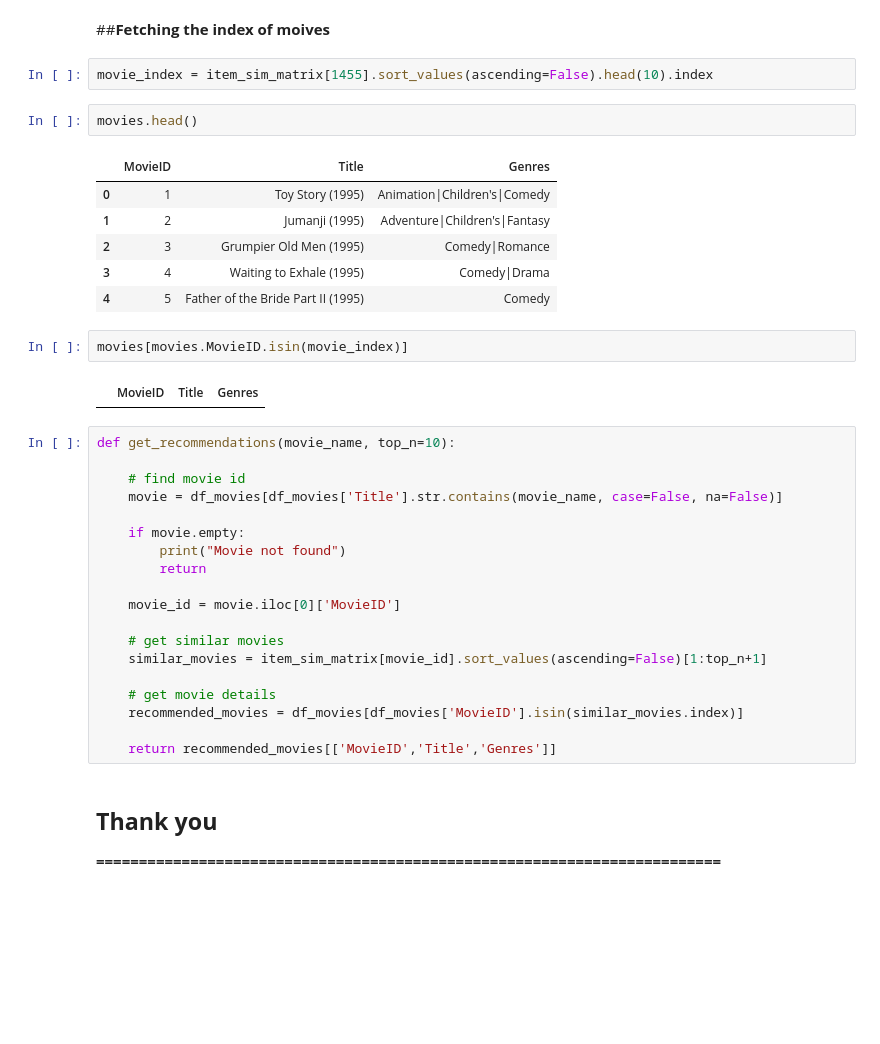
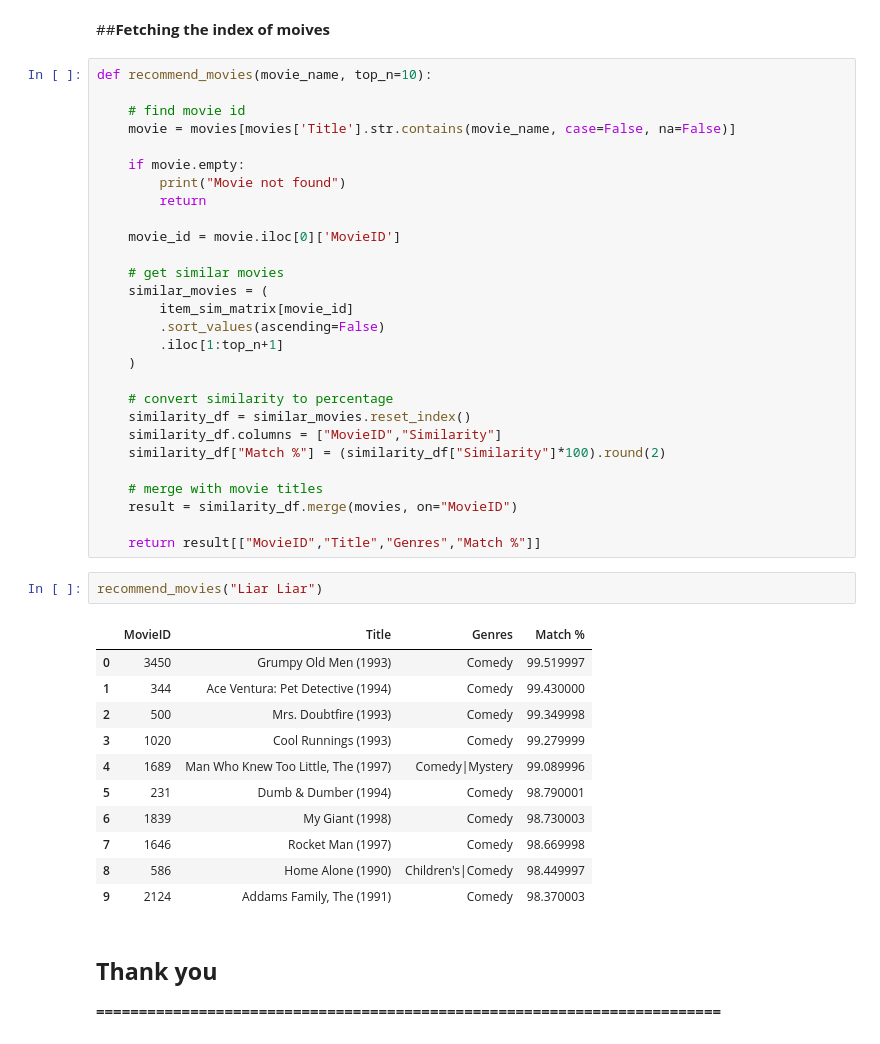
Before and after one commit to Sujan-Sawant/Zee-Recommender-System, a Jupyter notebook: ZEE.ipynb, the cells around one changed output. Cells and saved outputs as stored; diff of their text form; blank space fills up the shorter version.

```diff
--- a/ZEE.ipynb
+++ b/ZEE.ipynb
@@ -1268,26 +1276,11 @@ item_sim_matrix[1455].sort_values(ascending=False).head(10)
 dtype: float32
 # %% [markdown]
 ##**Fetching the index of moives**
-# %%
-movie_index = item_sim_matrix[1455].sort_values(ascending=False).head(10).index
-# %%
-movies.head()
-# %% [output]
-|  | MovieID | Title | Genres |
-| 0 | 1 | Toy Story (1995) | Animation|Children's|Comedy |
-| 1 | 2 | Jumanji (1995) | Adventure|Children's|Fantasy |
-| 2 | 3 | Grumpier Old Men (1995) | Comedy|Romance |
-| 3 | 4 | Waiting to Exhale (1995) | Comedy|Drama |
-| 4 | 5 | Father of the Bride Part II (1995) | Comedy |
-# %%
-movies[movies.MovieID.isin(movie_index)]
-# %% [output]
-|  | MovieID | Title | Genres |
 # %%
-def get_recommendations(movie_name, top_n=10):
+def recommend_movies(movie_name, top_n=10):
 
     # find movie id
-    movie = df_movies[df_movies['Title'].str.contains(movie_name, case=False, na=False)]
+    movie = movies[movies['Title'].str.contains(movie_name, case=False, na=False)]
 
     if movie.empty:
         print("Movie not found")
@@ -1296,12 +1289,35 @@ def get_recommendations(movie_name, top_n=10):
     movie_id = movie.iloc[0]['MovieID']
 
     # get similar movies
-    similar_movies = item_sim_matrix[movie_id].sort_values(ascending=False)[1:top_n+1]
+    similar_movies = (
+        item_sim_matrix[movie_id]
+        .sort_values(ascending=False)
+        .iloc[1:top_n+1]
+    )
 
-    # get movie details
-    recommended_movies = df_movies[df_movies['MovieID'].isin(similar_movies.index)]
+    # convert similarity to percentage
+    similarity_df = similar_movies.reset_index()
+    similarity_df.columns = ["MovieID","Similarity"]
+    similarity_df["Match %"] = (similarity_df["Similarity"]*100).round(2)
 
-    return recommended_movies[['MovieID','Title','Genres']]
+    # merge with movie titles
+    result = similarity_df.merge(movies, on="MovieID")
+
+    return result[["MovieID","Title","Genres","Match %"]]
+# %%
+recommend_movies("Liar Liar")
+# %% [output]
+|  | MovieID | Title | Genres | Match % |
+| 0 | 3450 | Grumpy Old Men (1993) | Comedy | 99.519997 |
+| 1 | 344 | Ace Ventura: Pet Detective (1994) | Comedy | 99.430000 |
+| 2 | 500 | Mrs. Doubtfire (1993) | Comedy | 99.349998 |
+| 3 | 1020 | Cool Runnings (1993) | Comedy | 99.279999 |
+| 4 | 1689 | Man Who Knew Too Little, The (1997) | Comedy|Mystery | 99.089996 |
+| 5 | 231 | Dumb & Dumber (1994) | Comedy | 98.790001 |
+| 6 | 1839 | My Giant (1998) | Comedy | 98.730003 |
+| 7 | 1646 | Rocket Man (1997) | Comedy | 98.669998 |
+| 8 | 586 | Home Alone (1990) | Children's|Comedy | 98.449997 |
+| 9 | 2124 | Addams Family, The (1991) | Comedy | 98.370003 |
 # %% [markdown]
 ## **Thank you**
 
```
Also changed, not shown: parts of 25 cells of this notebook.
